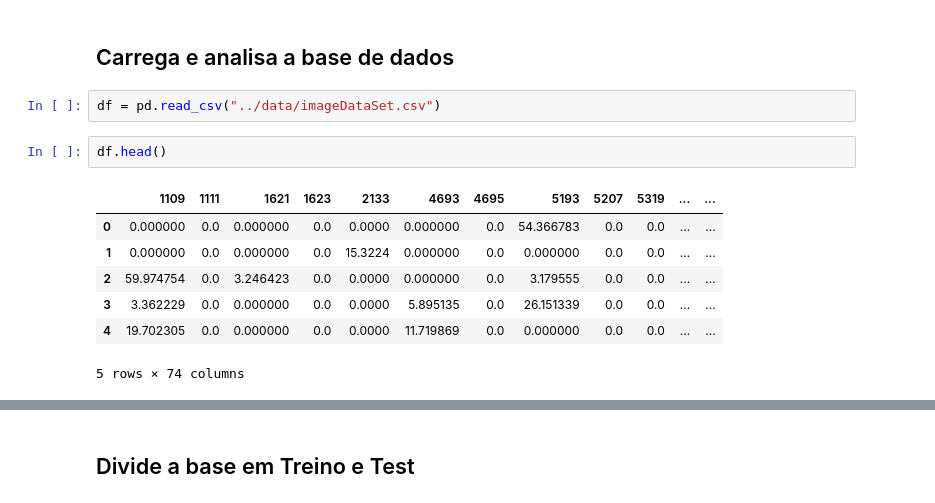
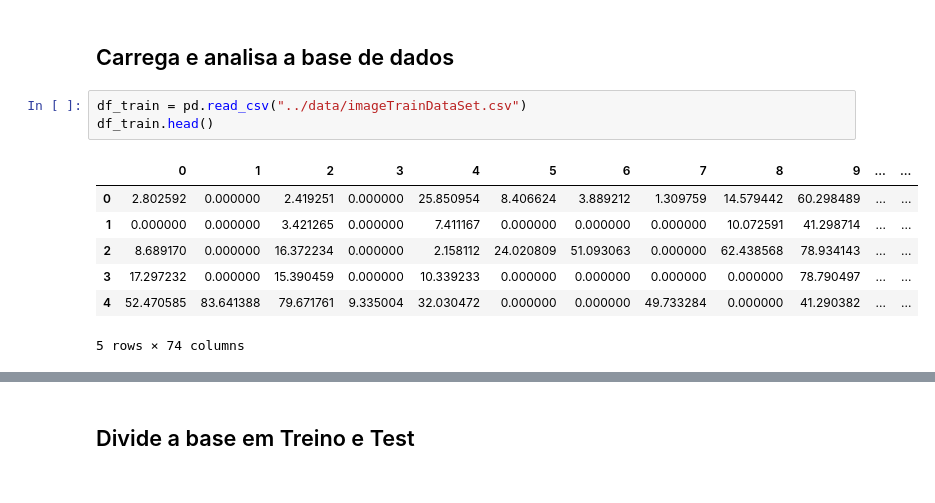
Before and after one commit to Neo-3/image_classifier, a Jupyter notebook: logisticRegression/logisticRegression.ipynb, the cells around one changed output, grey strips where cells are left out. Saved outputs shown, nothing was run; the diff lists cells and outputs as text.

```diff
--- a/logisticRegression/logisticRegression.ipynb
+++ b/logisticRegression/logisticRegression.ipynb
@@ -17,14 +17,13 @@ warnings.filterwarnings('ignore')
 # %% [markdown]
 ## Carrega e analisa a  base de dados
 # %%
-df = pd.read_csv("../data/imageDataSet.csv")
+df_train = pd.read_csv("../data/imageTrainDataSet.csv")
+df_train.head()
+# %% [output]
+|  | 0 | 1 | 2 | 3 | 4 | 5 | 6 | 7 | 8 | 9 | ... | ... |
+| 0 | 2.802592 | 0.000000 | 2.419251 | 0.000000 | 25.850954 | 8.406624 | 3.889212 | 1.309759 | 14.579442 | 60.298489 | ... | ... |
+| 1 | 0.000000 | 0.000000 | 3.421265 | 0.000000 | 7.411167 | 0.000000 | 0.000000 | 0.000000 | 10.072591 | 41.298714 | ... | ... |
+| 2 | 8.689170 | 0.000000 | 16.372234 | 0.000000 | 2.158112 | 24.020809 | 51.093063 | 0.000000 | 62.438568 | 78.934143 | ... | ... |
+| 3 | 17.297232 | 0.000000 | 15.390459 | 0.000000 | 10.339233 | 0.000000 | 0.000000 | 0.000000 | 0.000000 | 78.790497 | ... | ... |
+| 4 | 52.470585 | 83.641388 | 79.671761 | 9.335004 | 32.030472 | 0.000000 | 0.000000 | 49.733284 | 0.000000 | 41.290382 | ... | ... |
+5 rows × 74 columns
-# %%
-df.head()
-# %% [output]
-|  | 1109 | 1111 | 1621 | 1623 | 2133 | 4693 | 4695 | 5193 | 5207 | 5319 | ... | ... |
-| 0 | 0.000000 | 0.0 | 0.000000 | 0.0 | 0.0000 | 0.000000 | 0.0 | 54.366783 | 0.0 | 0.0 | ... | ... |
-| 1 | 0.000000 | 0.0 | 0.000000 | 0.0 | 15.3224 | 0.000000 | 0.0 | 0.000000 | 0.0 | 0.0 | ... | ... |
-| 2 | 59.974754 | 0.0 | 3.246423 | 0.0 | 0.0000 | 0.000000 | 0.0 | 3.179555 | 0.0 | 0.0 | ... | ... |
-| 3 | 3.362229 | 0.0 | 0.000000 | 0.0 | 0.0000 | 5.895135 | 0.0 | 26.151339 | 0.0 | 0.0 | ... | ... |
-| 4 | 19.702305 | 0.0 | 0.000000 | 0.0 | 0.0000 | 11.719869 | 0.0 | 0.000000 | 0.0 | 0.0 | ... | ... |
-5 rows × 74 columns
```
Also changed, not shown: parts of 11 cells of this notebook, 10 other files.
